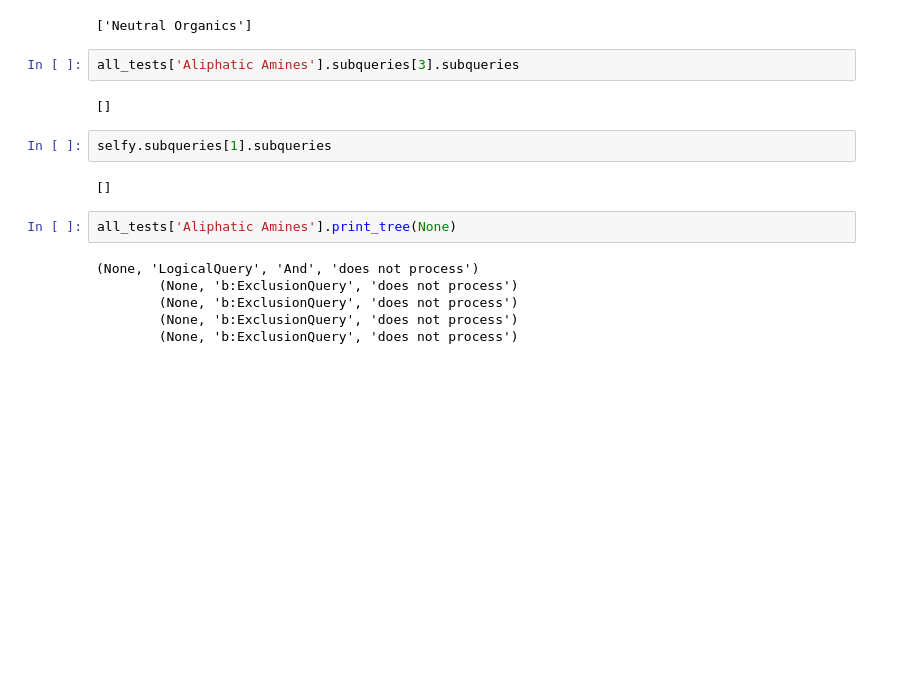
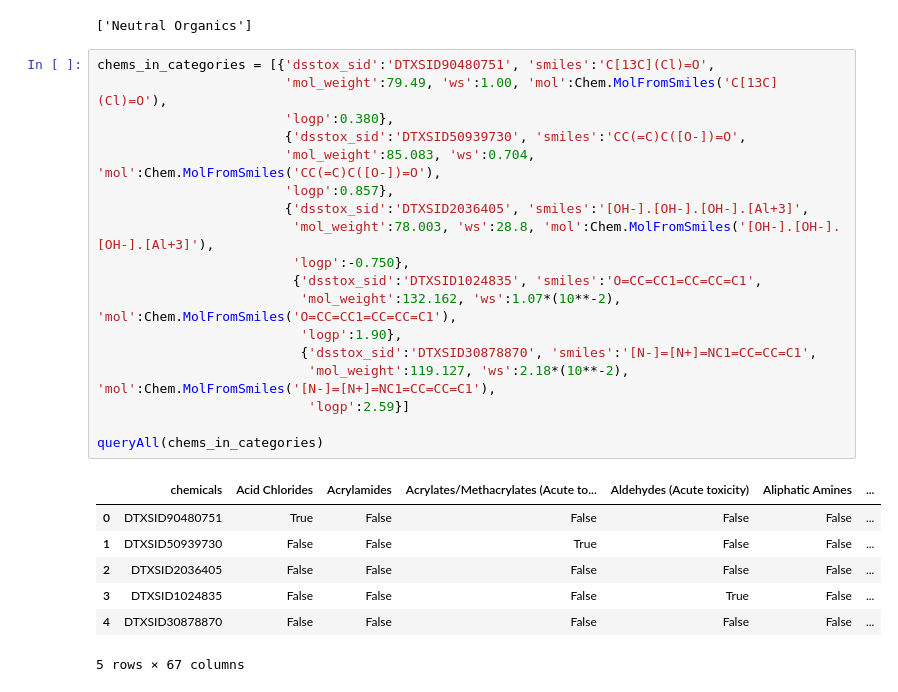
Before and after one commit to laxleary/EPA_Categories, a Jupyter notebook: tester.ipynb, the cells around one changed output. Saved outputs shown, nothing was run; the diff lists cells and outputs as text; blank space fills up the shorter version.

```diff
--- a/tester.ipynb
+++ b/tester.ipynb
@@ -183,19 +260,29 @@ dict(mini_test_chem)
 listCategories(mini_test_chem)
 # %% [output]
 ['Neutral Organics']
-# %%
-all_tests['Aliphatic Amines'].subqueries[3].subqueries
-# %% [output]
-[]
-# %%
-selfy.subqueries[1].subqueries
-# %% [output]
-[]
-# %%
-all_tests['Aliphatic Amines'].print_tree(None)
-# %% [output]
-(None, 'LogicalQuery', 'And', 'does not process')
-        (None, 'b:ExclusionQuery', 'does not process')
-        (None, 'b:ExclusionQuery', 'does not process')
-        (None, 'b:ExclusionQuery', 'does not process')
-        (None, 'b:ExclusionQuery', 'does not process')
+# %%
+chems_in_categories = [{'dsstox_sid':'DTXSID90480751', 'smiles':'C[13C](Cl)=O',
+                        'mol_weight':79.49, 'ws':1.00, 'mol':Chem.MolFromSmiles('C[13C](Cl)=O'),
+                        'logp':0.380},
+                        {'dsstox_sid':'DTXSID50939730', 'smiles':'CC(=C)C([O-])=O',
+                        'mol_weight':85.083, 'ws':0.704, 'mol':Chem.MolFromSmiles('CC(=C)C([O-])=O'),
+                        'logp':0.857},
+                        {'dsstox_sid':'DTXSID2036405', 'smiles':'[OH-].[OH-].[OH-].[Al+3]',
+                         'mol_weight':78.003, 'ws':28.8, 'mol':Chem.MolFromSmiles('[OH-].[OH-].[OH-].[Al+3]'),
+                         'logp':-0.750},
+                         {'dsstox_sid':'DTXSID1024835', 'smiles':'O=CC=CC1=CC=CC=C1',
+                          'mol_weight':132.162, 'ws':1.07*(10**-2), 'mol':Chem.MolFromSmiles('O=CC=CC1=CC=CC=C1'),
+                          'logp':1.90},
+                          {'dsstox_sid':'DTXSID30878870', 'smiles':'[N-]=[N+]=NC1=CC=CC=C1',
+                           'mol_weight':119.127, 'ws':2.18*(10**-2), 'mol':Chem.MolFromSmiles('[N-]=[N+]=NC1=CC=CC=C1'),
+                           'logp':2.59}]
+
+queryAll(chems_in_categories)
+# %% [output]
+|  | chemicals | Acid Chlorides | Acrylamides | Acrylates/Methacrylates (Acute to... | Aldehydes (Acute toxicity) | Aliphatic Amines | ... |
+| 0 | DTXSID90480751 | True | False | False | False | False | ... |
+| 1 | DTXSID50939730 | False | False | True | False | False | ... |
+| 2 | DTXSID2036405 | False | False | False | False | False | ... |
+| 3 | DTXSID1024835 | False | False | False | True | False | ... |
+| 4 | DTXSID30878870 | False | False | False | False | False | ... |
+5 rows × 67 columns
```
Also changed, not shown: parts of 13 cells of this notebook, 2 other files.
